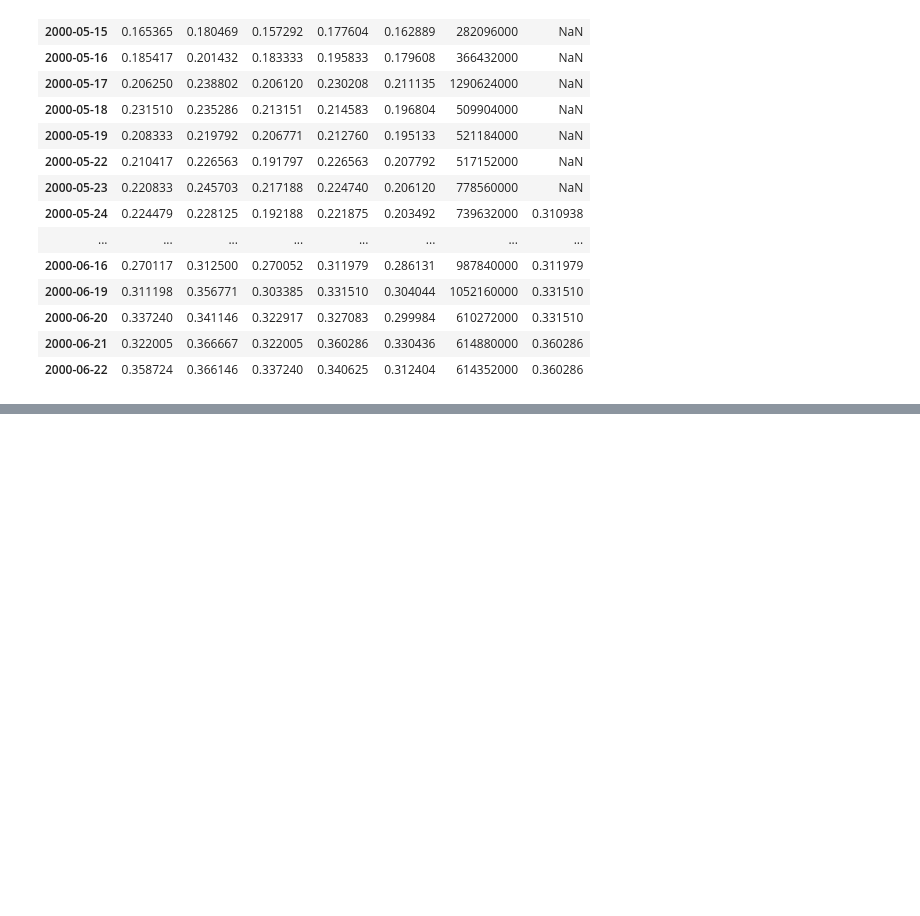
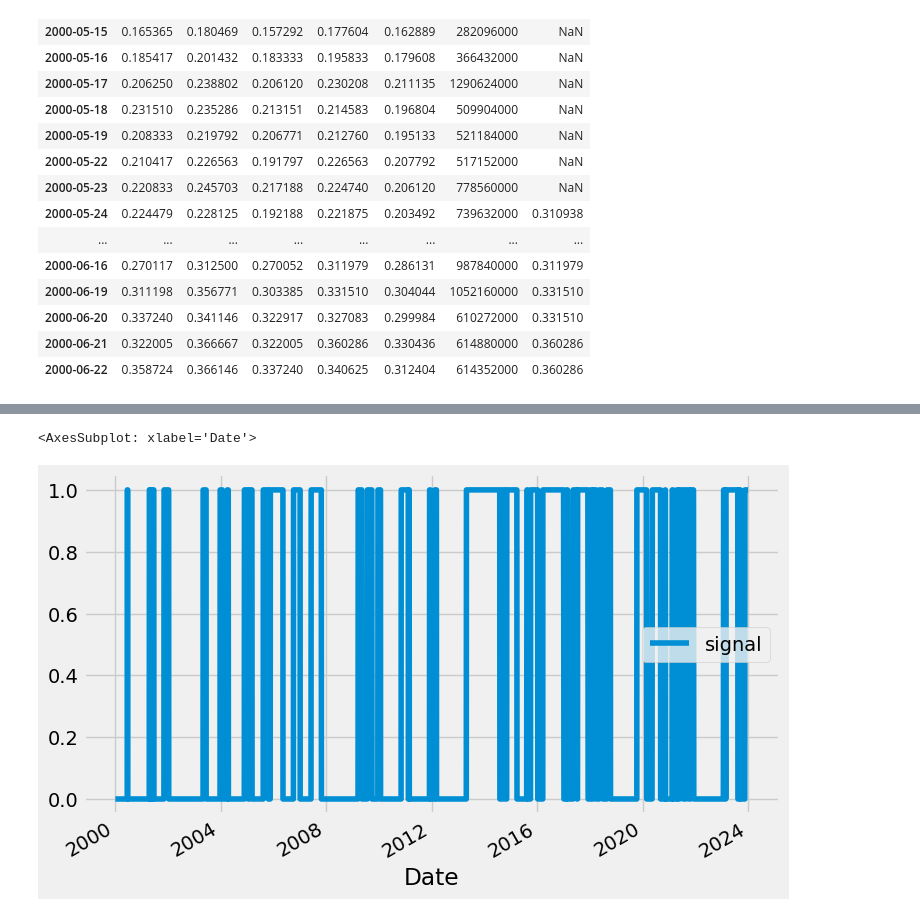
Before and after one commit to pNatTueku/codingProjectwithPython, a Jupyter notebook: project_06_stock_price.ipynb, the cells around one changed output, grey strips where cells are left out. Saved outputs shown, nothing was run; the diff lists cells and outputs as text; code cells hidden in the pictures; blank space fills up the shorter version.

```diff
--- a/project_06_stock_price.ipynb
+++ b/project_06_stock_price.ipynb
@@ -170,0 +219,5 @@ df.iloc[90:120]
+# %%
+# add signal column
+
+df['signal'] = 0
+df.head()
@@ -170,0 +242,14 @@ df.iloc[90:120]
+# %%
+for i in range(look_back + 1, len(df)): # look_back + 1 (select 2 days ago High)
+
+    # Price will be equal to today price if yesterday price equal or less than today price
+    if (df["Close"].iloc[i] > df["highest_shift"].iloc[i]) & (df["Close"].iloc[i-1] <= df["highest_shift"].iloc[i-1]):
+        df["signal"].iloc[i] = 1 # if > previous High price then buy by checking yesterday close price if it less or equal to then we know that it's breaking
+    # If today price is less than stop loss 10% then 0
+    elif (df["Close"].iloc[i] < df["highest_shift"].iloc[i] * stop_pct):
+        df["signal"].iloc[i] = 0
+    # If price not in 2 above conditions, lets maintain signal
+    else:
+         df["signal"].iloc[i] =  df["signal"].iloc[i-1]
+
+df.head()
@@ -170,0 +276,5 @@ df.iloc[90:120]
+# %%
+df[['signal']].plot()
+# %% [output]
+<AxesSubplot: xlabel='Date'>
+[figure, added]
```
Also changed, not shown: parts of 7 cells of this notebook.
